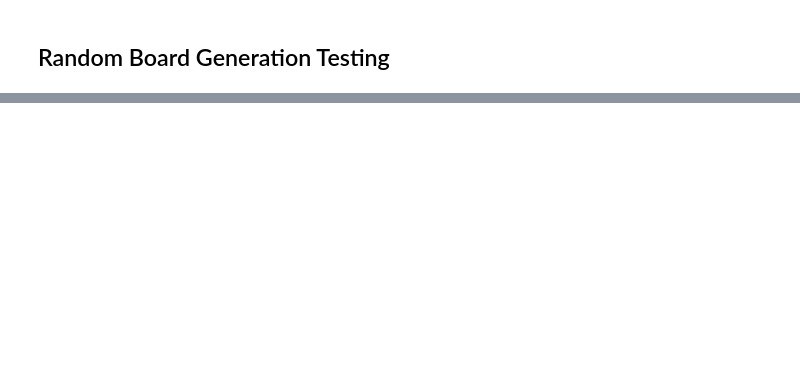
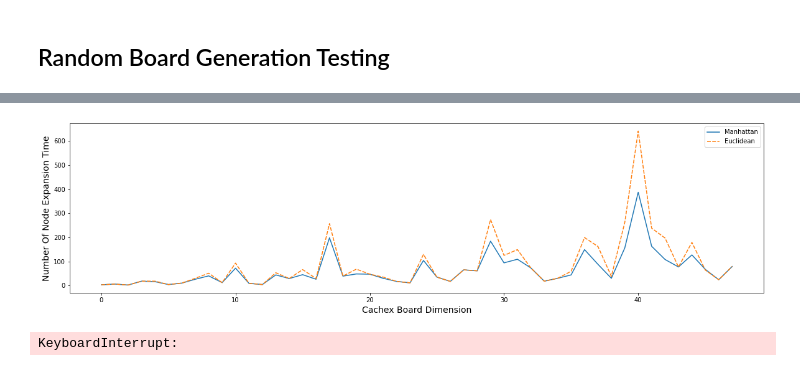
Before and after one commit to rNLKJA/Cachex-AI, a Jupyter notebook: Project Part A/notebook/Part A Testing Nodebook.ipynb, the cells around one changed output, grey strips where cells are left out. Drawn from its saved outputs; the diff is of its cells as text; code cells hidden in the pictures; blank space fills up the shorter version.

```diff
--- a/Project Part A/notebook/Part A Testing Nodebook.ipynb
+++ b/Project Part A/notebook/Part A Testing Nodebook.ipynb
@@ -360,0 +685,61 @@ int(5 * 5 / 2)
+# %%
+import pandas as pd
+df = pd.DataFrame({'Manhattan': m_expand_time, 'Euclidean': e_expand_time})
+df
+
+# plot the evaluation plot
+fig, ax = plt.subplots(1, 1, figsize=(20, 5))
+sns.lineplot(data=df)
+plt.xlabel('Cachex Board Dimension', fontsize=14)
+plt.ylabel('Number of node expansion time'.title(), fontsize=14)
+plt.savefig('../notebook/100times.png')
+plt.show()
+# %% [output]
+[figure, added]
+# %%
+from cachex.CachexBoard import HexNode
+from constant.constant import *
+from queue import PriorityQueue
+from astar.AStarScore import AStarScore
+import random
+import time
+# generating 10000 times
+BLOCK='Block'
+
+m_expand_time, e_expand_time = list(), list()
+generate_time = 500
+
+pbar = tqdm([2, 5, 10, 15, 20, 30, 50, 75, 100, 125, 150, 200, 250, 300, 350, 400, 500, 750, 1000, 1250, 1500, 2000, 3000, 4000, 5000])
+
+for i in pbar:
+    # define the number of random board dimension
+    dimension = i
+    nodes = []
+
+    for r in range(dimension):
+        for q in range(dimension):
+            nodes.append((r, q))
+
+    barriers = random.sample(nodes, random.randint(0, dimension*dimension-dimension))
+    barriers = random.sample(barriers, int(len(barriers)/2))
+    start = random.sample([n for n in nodes if n not in barriers], 1)[0]
+    end = random.sample([n for n in nodes if n not in barriers and n != start], 1)[0]
+
+    custom_board_data = {
+        'n': dimension,
+        'board': [['b', b[0], b[1]] for b in barriers],
+        'start': start,
+        'goal': end
+    }
+
+    # initialise board
+    board = CachexBoard(custom_board_data)
+
+    # create path_dict
+    path, order1 = board.AStar(start=board.start, goal=board.goal, heuristic='manhattan')
+
+    path, order2 = board.AStar(start=board.start, goal=board.goal, heuristic='euclidean', p=None)
+
+    m_expand_time.append(order1), e_expand_time.append(order2)
+# %% [output]
+KeyboardInterrupt:
```
Also changed, not shown: parts of 20 cells of this notebook, 1 other file.
